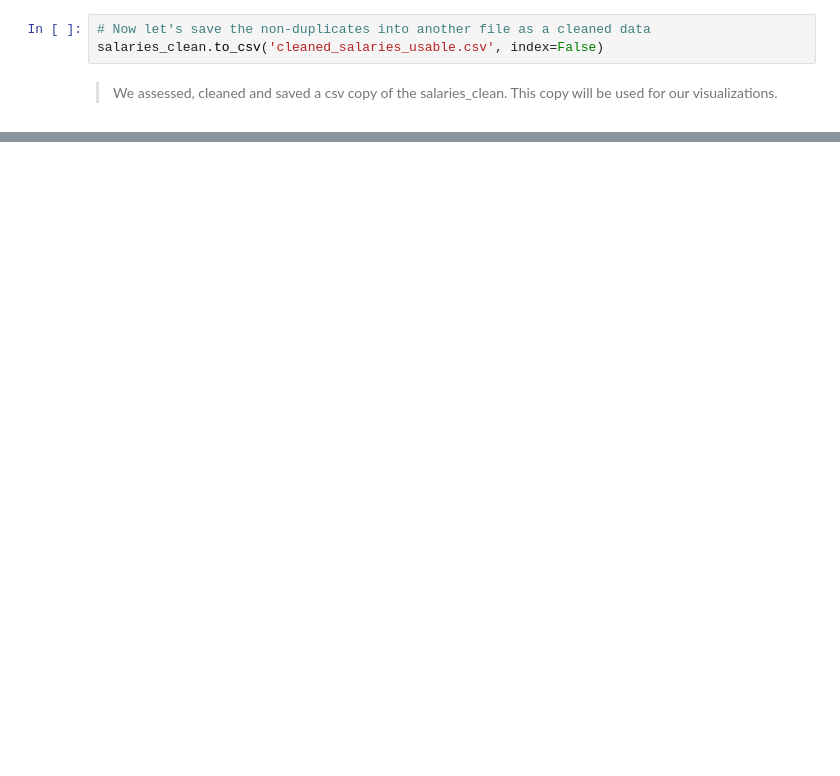
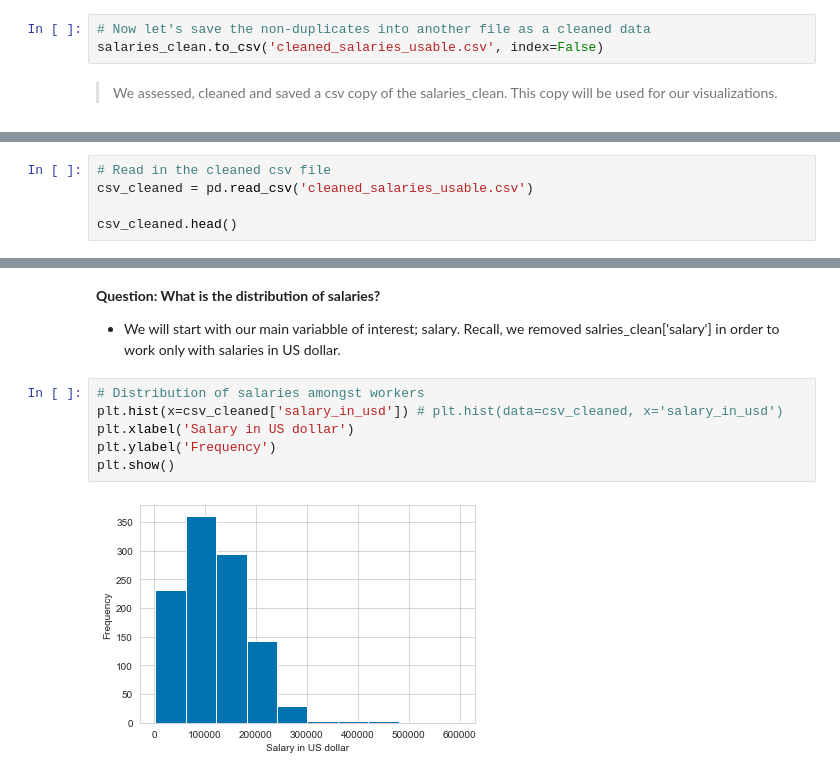
Before and after one commit to Keshtech2002/AI-ML_Salaries, a Jupyter notebook: project.ipynb, the cells around one changed output, grey strips where cells are left out. Drawn from its saved outputs; the diff is of its cells as text; blank space fills up the shorter version.

```diff
--- a/project.ipynb
+++ b/project.ipynb
@@ -435,0 +440,5 @@ salaries_clean.to_csv('cleaned_salaries_usable.csv', index=False)
+# %%
+# Read in the cleaned csv file
+csv_cleaned = pd.read_csv('cleaned_salaries_usable.csv')
+
+csv_cleaned.head()
@@ -435,0 +452,11 @@ salaries_clean.to_csv('cleaned_salaries_usable.csv', index=False)
+# %% [markdown]
+**Question: What is the distribution of salaries?**
+- We will start with our main variabble of interest; salary. Recall, we removed salries_clean['salary'] in order to work only with salaries in US dollar.
+# %%
+# Distribution of salaries amongst workers
+plt.hist(x=csv_cleaned['salary_in_usd']) # plt.hist(data=csv_cleaned, x='salary_in_usd')
+plt.xlabel('Salary in US dollar')
+plt.ylabel('Frequency')
+plt.show()
+# %% [output]
+[figure, added]
```
Also changed, not shown: parts of 13 cells of this notebook, 2 other files.
